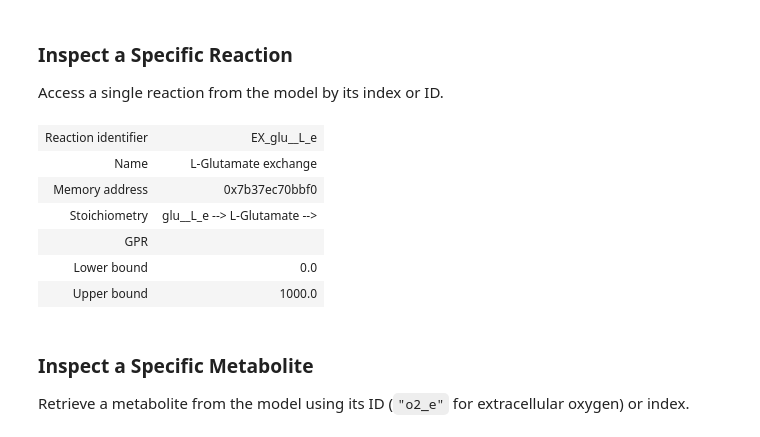
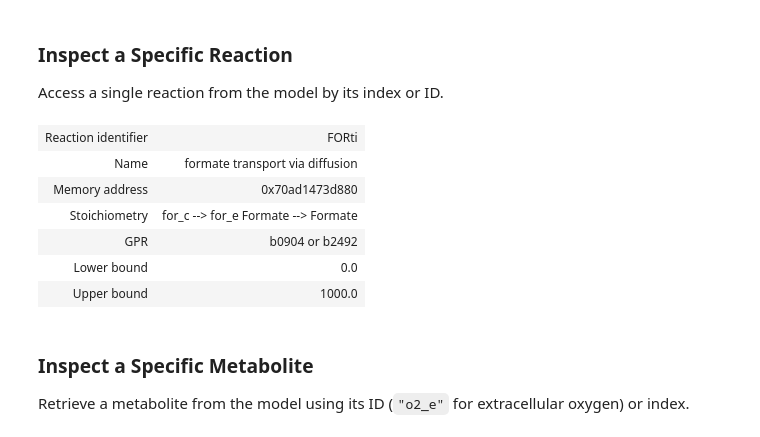
Before and after one commit to mathyharsha/metabolic-NN-harsha, a Jupyter notebook: Ecoli_exploration.ipynb, the cells around one changed output. Saved outputs shown, nothing was run; the diff lists cells and outputs as text; code cells hidden in the pictures.

```diff
--- a/Ecoli_exploration.ipynb
+++ b/Ecoli_exploration.ipynb
@@ -462,15 +462,15 @@ display(df_reactions)
 
 Access a single reaction from the model by its index or ID.
 # %%
-model.reactions[29]
+#model.reactions[29]
 
-#model.reactions.get_by_id("EX_glu__L_e")
+model.reactions.get_by_id("FORti")
 # %% [output]
-| Reaction identifier | EX_glu__L_e |
-| Name | L-Glutamate exchange |
-| Memory address | 0x7b37ec70bbf0 |
-| Stoichiometry | glu__L_e --> L-Glutamate --> |
-| GPR |  |
+| Reaction identifier | FORti |
+| Name | formate transport via diffusion |
+| Memory address | 0x70ad1473d880 |
+| Stoichiometry | for_c --> for_e Formate --> Formate |
+| GPR | b0904 or b2492 |
 | Lower bound | 0.0 |
 | Upper bound | 1000.0 |
 # %% [markdown]
```
Also changed, not shown: parts of 5 cells of this notebook, 6 other files.
